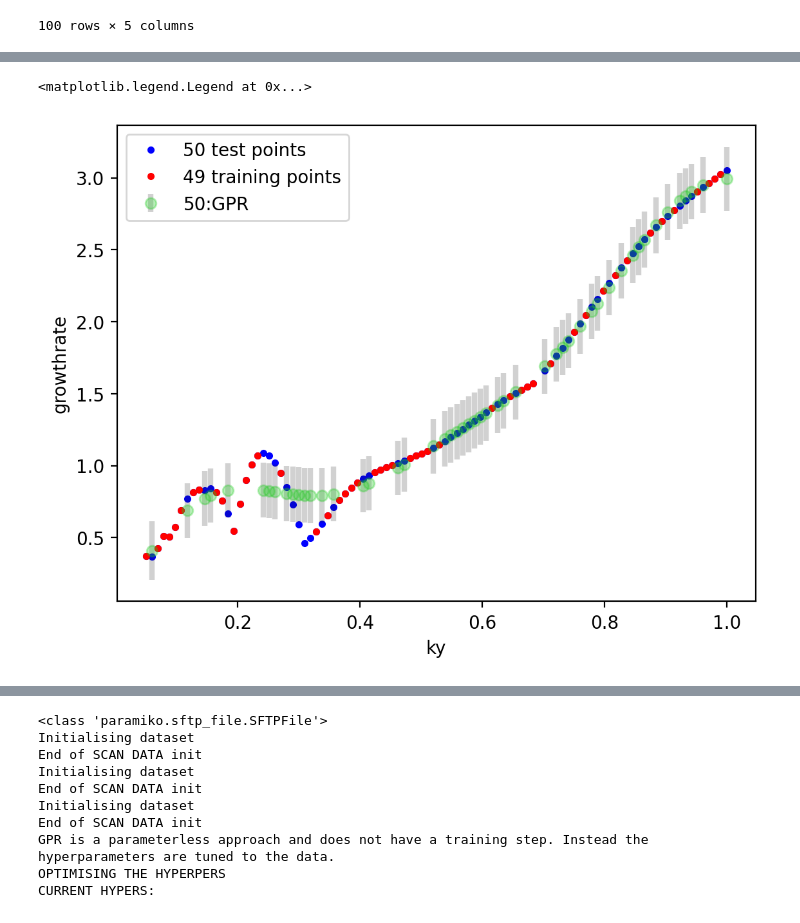
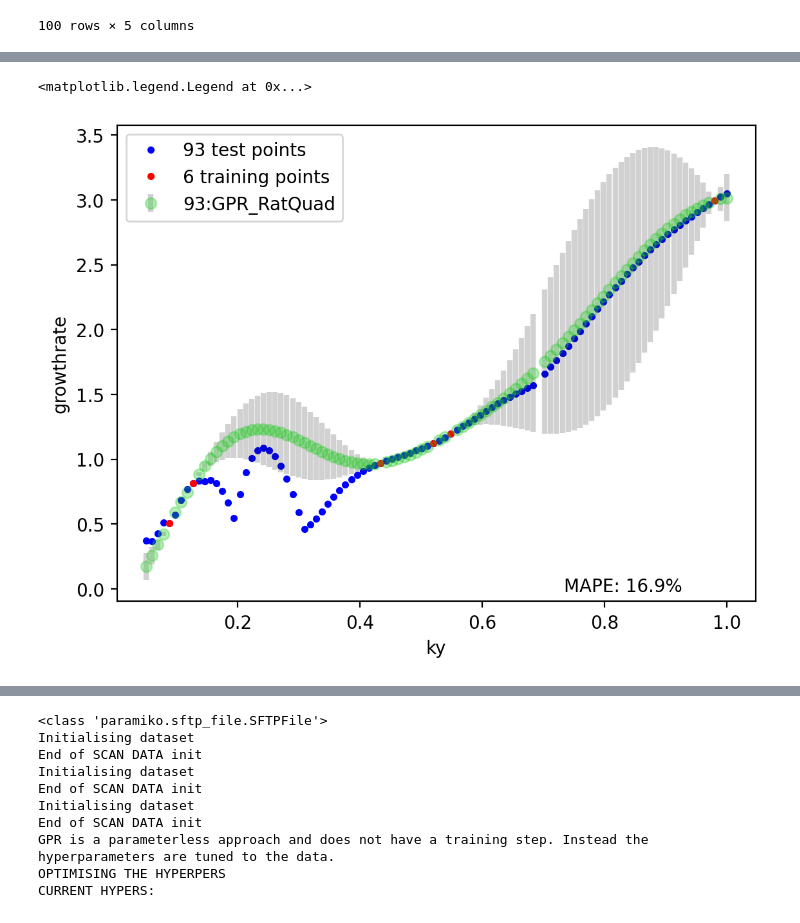
Before and after one commit to DanHarJor/DEEPlasma, a Jupyter notebook: 1D_surrogate.ipynb, the cells around one changed output, grey strips where cells are left out. Drawn from its saved outputs; the diff is of its cells as text; code cells hidden in the pictures.

```diff
--- a/1D_surrogate.ipynb
+++ b/1D_surrogate.ipynb
@@ -138,3 +171,12 @@ save_pkl('linear_data/ky', ky_dataset.df)
+# %%
+from GENE_ML.gene_ml.dataset.ScanData import ScanData2
+from GENE_ML.gene_ml.parsers.GENEparser import GENE_scan_parser
+from config import Config
+config = Config()
+
+parser = GENE_scan_parser(config)
+ky_dataset = ScanData2(config, 'code_debug_tester',  parser=parser, remote_save_dir=ky_datagen.remote_save_dir, split_ratio=[0.1,0,0.9])#[tr,val,te]
+ky_dataset.df
 # %%
 from GENE_ML.gene_ml.models.GPR import GPR
 from GENE_ML.gene_ml.results.results import Results
@@ -174,18 +189,21 @@ results_xgb_ky.growthrate_predict_unseen = xgb_ky.predict(ky_dataset.x_test)
 # %%
 import matplotlib.pyplot as plt
 
 fig_ky = plt.figure(dpi=200)
 
 ky = [x[0] for x in ky_dataset.x]
 ky_train = [x[0] for x in ky_dataset.x_train]
 ky_test = [x[0] for x in ky_dataset.x_test]
 plt.plot(ky, ky_dataset.growthrates, '.b', label=f'{len(ky)-len(ky_train)} test points')
 plt.plot(ky_train, ky_dataset.growthrate_train, '.r', label=f'{len(ky_train)} training points')
-plt.errorbar(ky_test, results_gpr_ky.growthrate_predict_unseen, yerr=results_gpr_ky.growthrate_predict_unseen_errors, fmt='o', color=[0.1,0.8,0.1,0.3], ecolor=[0.1,0.1,0.1,0.2], elinewidth=3, capsize=0, label=f'{len(ky_test)}:GPR')
+plt.errorbar(ky_test, results_gpr_ky.growthrate_predict_unseen, yerr=results_gpr_ky.growthrate_predict_unseen_errors, fmt='o', color=[0.1,0.8,0.1,0.3], ecolor=[0.1,0.1,0.1,0.2], elinewidth=3, capsize=0, label=f'{len(ky_test)}:GPR_RatQuad')
 # plt.plot(ky_test, results_xgb_ky.growthrate_predict_unseen,'xk', label=f'{len(ky_test)}:XGBoost')
+mape = np.mean(np.abs(ky_dataset.growthrate_test-results_gpr_ky.growthrate_predict_unseen)*100/ky_dataset.growthrate_test)
+
+plt.annotate(text=f'MAPE: {np.round(mape,1)}%', xy=(.7, .02), xycoords='axes fraction', fontsize=None)
 plt.xlabel('ky')
 plt.ylabel('growthrate')
 plt.legend()
 # %% [output]
 <matplotlib.legend.Legend at 0x...>
-[figure, old version]
+[figure, new version]
```
Also changed, not shown: parts of 15 cells of this notebook, 2 other files.
